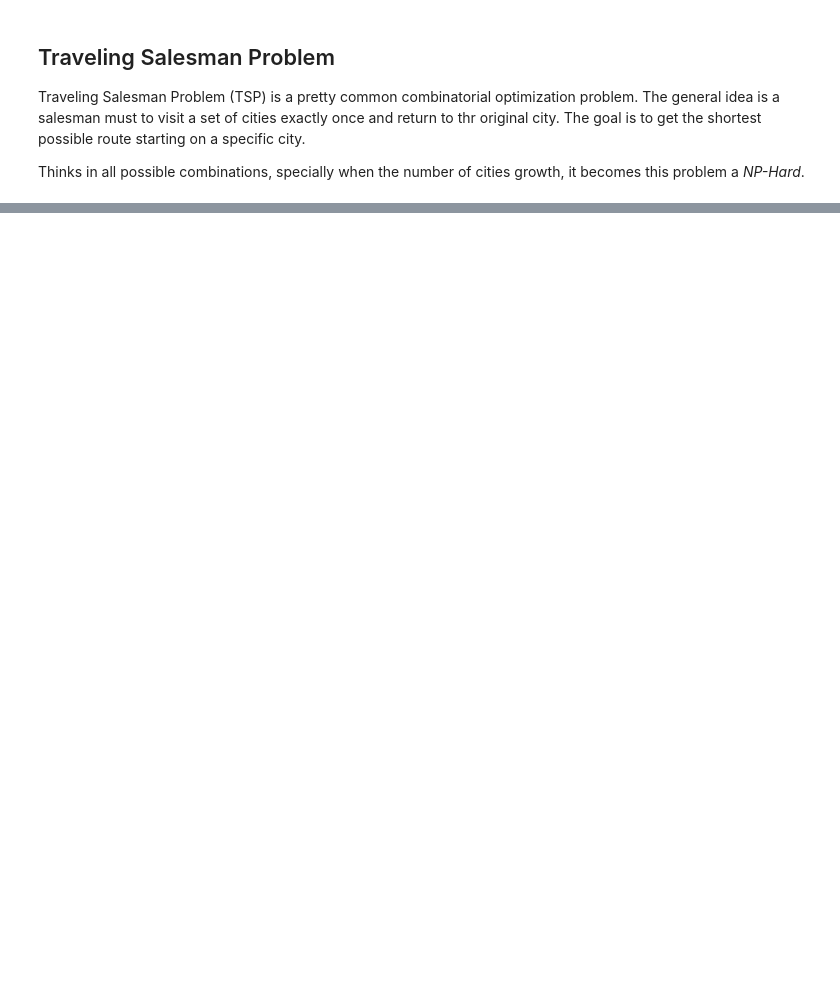
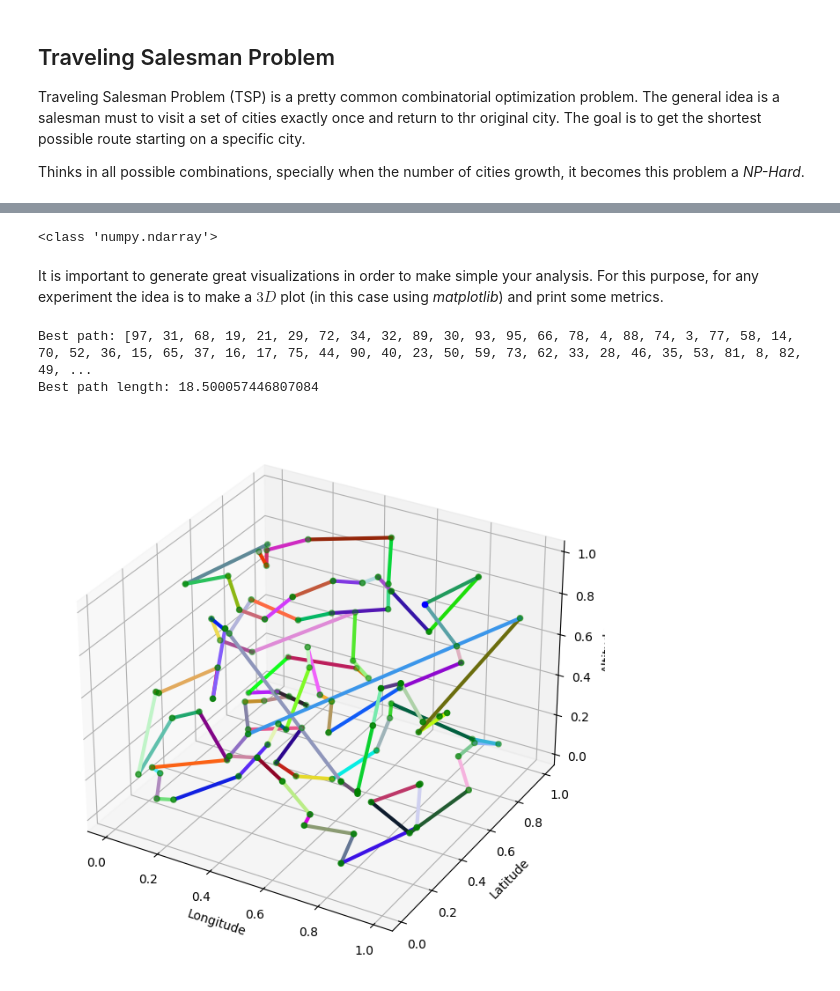
Before and after one commit to EngAndres/ud-public, a Jupyter notebook: courses/systems-analysis/code/Workshop_2.ipynb, the cells around one changed output, grey strips where cells are left out. Drawn from its saved outputs; the diff is of its cells as text; code cells hidden in the pictures; blank space fills up the shorter version.

Commit message:
Systems Analysis: workshop 2 template

```diff
--- a/courses/systems-analysis/code/Workshop_2.ipynb
+++ b/courses/systems-analysis/code/Workshop_2.ipynb
@@ -110,0 +141,80 @@ ant_colony_optimization(points, n_ants=10, n_iterations=100, alpha=1, beta=1, ev
+# %%
+# model parameters
+number_cities = 20
+number_ants = 100
+number_iterations = 100
+alpha = 1
+beta = 1
+evaporation_rate = 0.5
+Q = 1
+
+# HERE create list of cities
+cities =
+
+# HERE call ant_colony_optimization function
+# %% [output]
+<class 'numpy.ndarray'>
+# %% [markdown]
+It is important to generate great visualizations in order to make simple your analysis. For this purpose, for any experiment the idea is to make a $3D$ plot (in this case using _matplotlib_) and print some metrics.
+# %%
+import random
+import matplotlib.pyplot as plt
+from mpl_toolkits.mplot3d import Axes3D
+
+
+def random_color() -> list:
+    """
+    This function generates a random color in RGB porcentage intensity.
+
+    Returns:
+    - list: A list with three random values between 0 and 1.
+    """
+    return [random.random(), random.random(), random.random()]
+
+
+def plot_aco_route(cities: np.array, best_path: list):
+    """
+    This function plots the cities and the best path found by the ACO algorithm.
+
+    Parameters:
+    - cities (np.array): A list of cities with their coordinates.
+    - best_path (list): The best path found by the ACO algorithm.
+    """
+    fig = plt.figure(figsize=(10, 8))
+    ax = fig.add_subplot(111, projection="3d")
+
+    for i in range(len(best_path) - 1):
+        ax.plot(
+            [cities[best_path[i], 0], cities[best_path[i + 1], 0]],  # x axis
+            [cities[best_path[i], 1], cities[best_path[i + 1], 1]],  # y axis
+            [cities[best_path[i], 2], cities[best_path[i + 1], 2]],  # z axis
+            c=random_color(),
+            linestyle="-",
+            linewidth=3,
+        )
+
+    ax.plot(
+        [cities[best_path[0], 0], cities[best_path[-1], 0]],
+        [cities[best_path[0], 1], cities[best_path[-1], 1]],
+        [cities[best_path[0], 2], cities[best_path[-1], 2]],
+        c=random_color(),
+        linestyle="-",
+        linewidth=3,
+    )
+
+    ax.scatter(cities[0, 0], cities[0, 1], cities[0, 2], c="b", marker="o")
+    ax.scatter(cities[1:, 0], cities[1:, 1], cities[1:, 2], c="g", marker="o")
+
+    ax.set_xlabel("Longitude")
+    ax.set_ylabel("Latitude")
+    ax.set_zlabel("Altitude")
+    plt.show()
+
+
+print("Best path:", best_path)
+print("Best path length:", best_path_length)
+plot_aco_route(route, best_path)
+# %% [output]
+Best path: [97, 31, 68, 19, 21, 29, 72, 34, 32, 89, 30, 93, 95, 66, 78, 4, 88, 74, 3, 77, 58, 14, 70, 52, 36, 15, 65, 37, 16, 17, 75, 44, 90, 40, 23, 50, 59, 73, 62, 33, 28, 46, 35, 53, 81, 8, 82, 49, ...
+Best path length: 18.500057446807084
+[figure, added]
```
Also changed, not shown: parts of 9 cells of this notebook.
